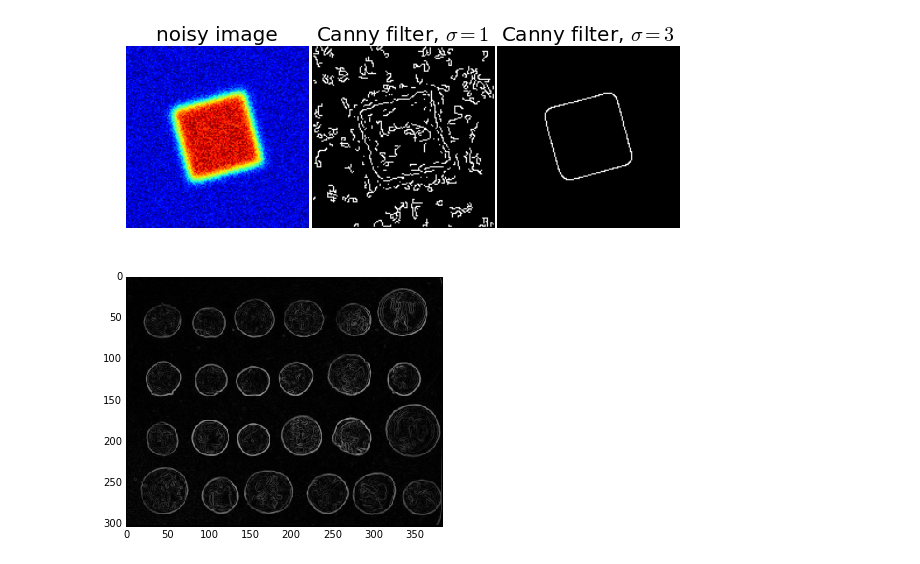
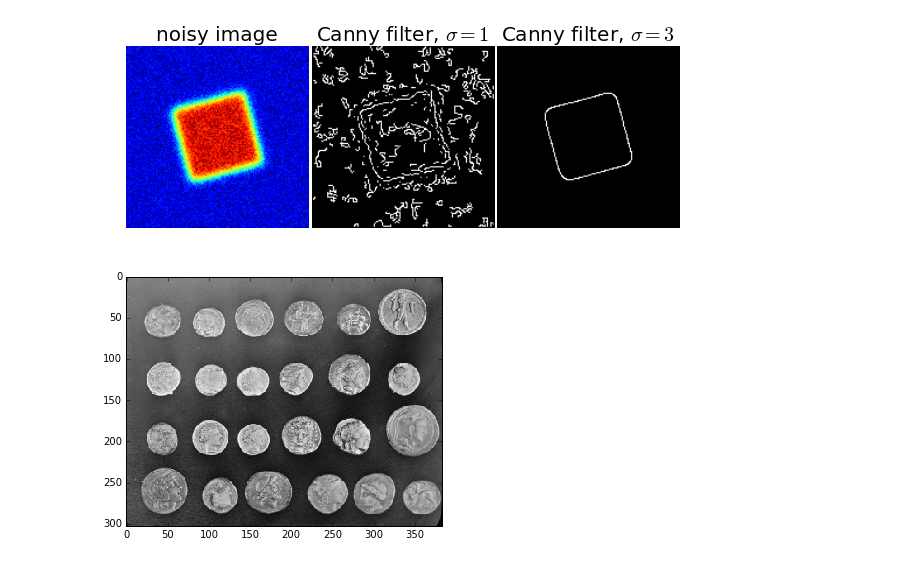
Before and after one commit to TrackDR/ModdedIpythonNotebooks, a Jupyter notebook: ImageStuff.ipynb, the cells around one changed output. Saved outputs shown, nothing was run; the diff lists cells and outputs as text; code cells hidden in the pictures.

```diff
--- a/ImageStuff.ipynb
+++ b/ImageStuff.ipynb
@@ -43,9 +43,8 @@ plt.show()
 # %%
 from skimage import data, io, filter
 
 image = data.coins() # or any NumPy array!
-edges = filter.sobel(image)
-io.imshow(edges)
+io.imshow(image)
 io.show()
 # %% [output]
-[figure, old version]
+[figure, new version]
```
Also changed, not shown: parts of 1 cell of this notebook.
